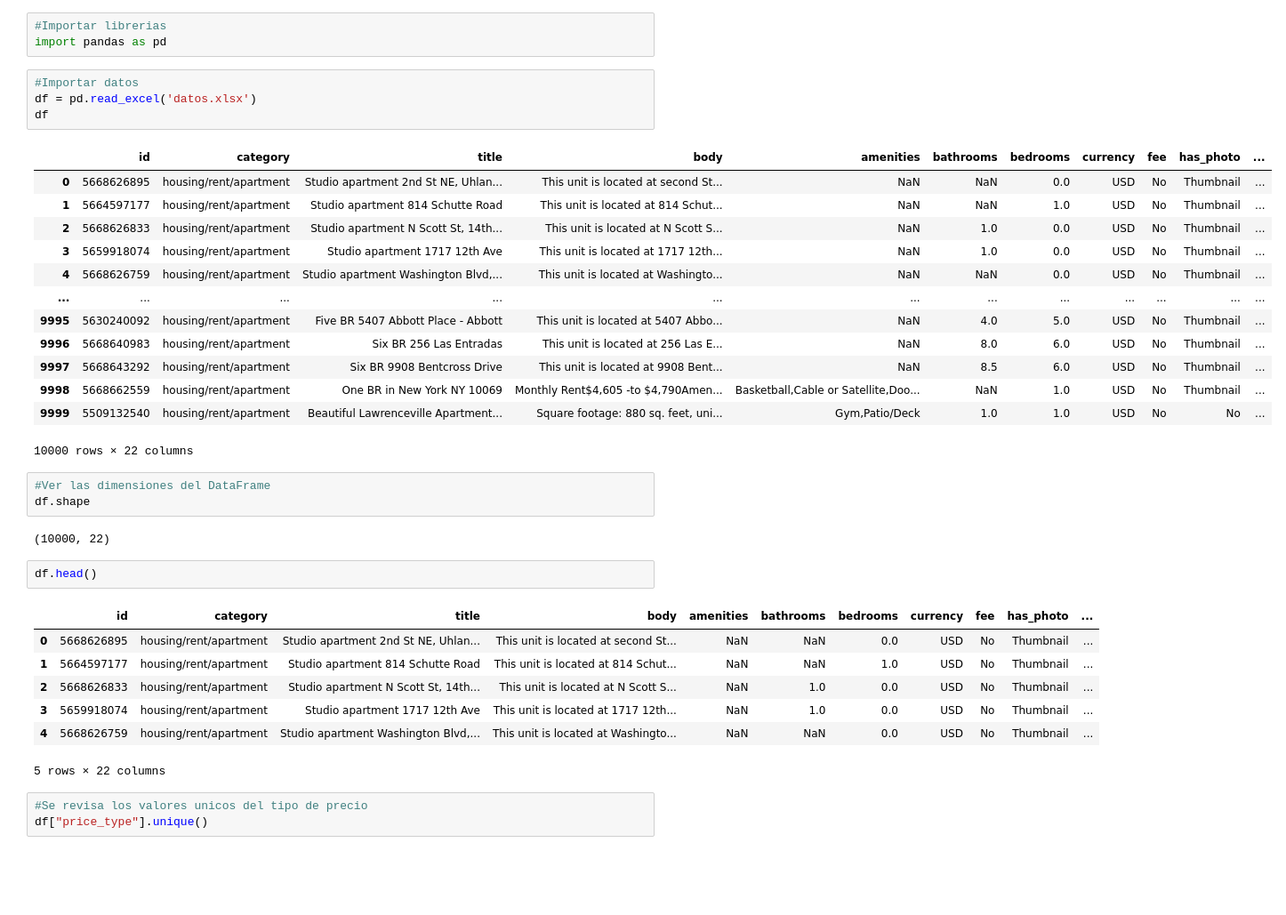
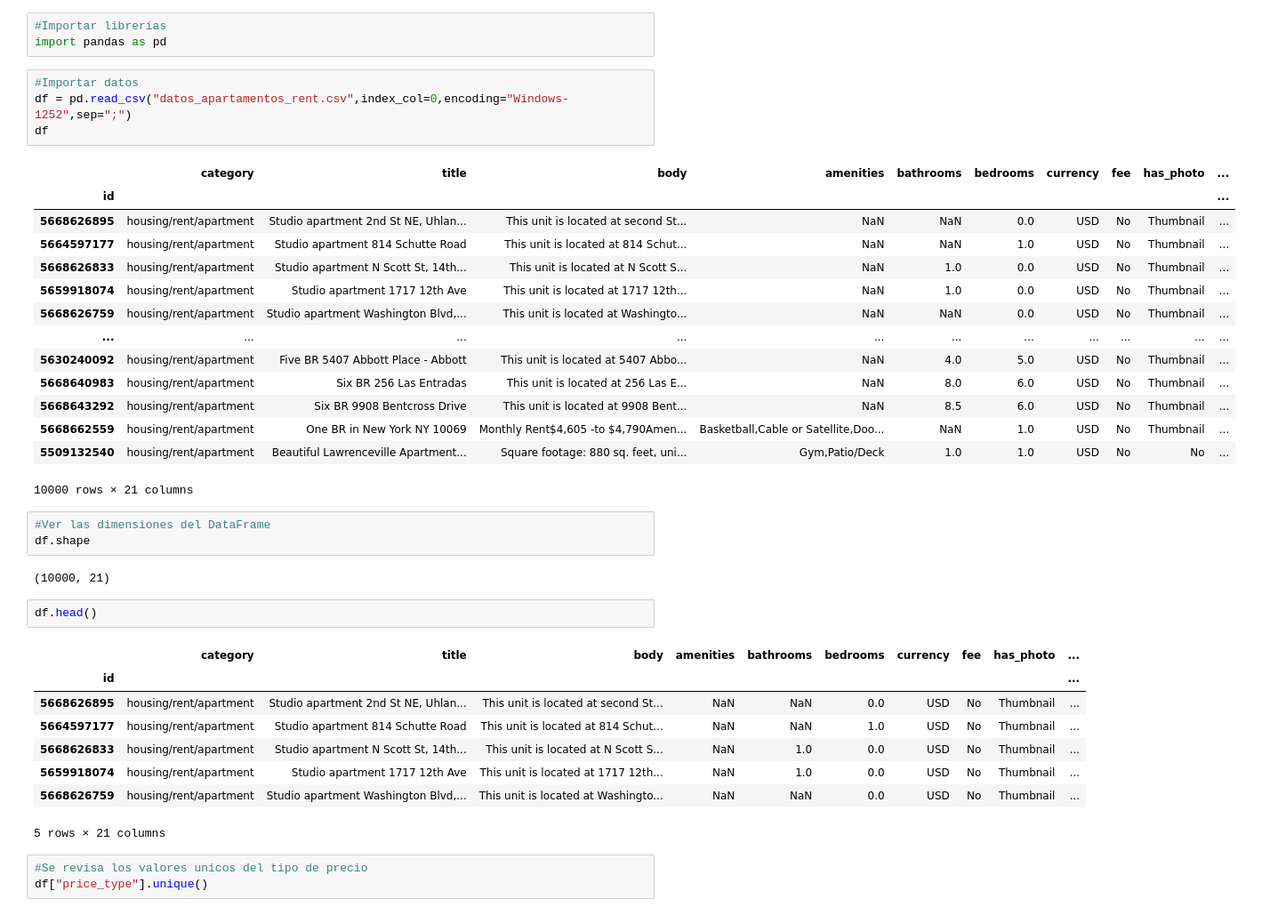
Before and after one commit to andresjulianbolivar/Proyecto1, a Jupyter notebook: Tarea 3/Preparacion_Datos.ipynb, the cells around one changed output. Shown: that part at 89% size. Saved outputs shown, nothing was run; the diff lists cells and outputs as text; blank space fills up the shorter version.

```diff
--- a/Tarea 3/Preparacion_Datos.ipynb
+++ b/Tarea 3/Preparacion_Datos.ipynb
@@ -5,37 +5,39 @@
 import pandas as pd
 # %%
 #Importar datos
-df = pd.read_excel('datos.xlsx')
+df = pd.read_csv("datos_apartamentos_rent.csv",index_col=0,encoding="Windows-1252",sep=";")
 df
 # %% [output]
-|  | id | category | title | body | amenities | bathrooms | bedrooms | currency | fee | has_photo | ... |
-| 0 | 5668626895 | housing/rent/apartment | Studio apartment 2nd St NE, Uhlan... | This unit is located at second St... | NaN | NaN | 0.0 | USD | No | Thumbnail | ... |
-| 1 | 5664597177 | housing/rent/apartment | Studio apartment 814 Schutte Road | This unit is located at 814 Schut... | NaN | NaN | 1.0 | USD | No | Thumbnail | ... |
-| 2 | 5668626833 | housing/rent/apartment | Studio apartment N Scott St, 14th... | This unit is located at N Scott S... | NaN | 1.0 | 0.0 | USD | No | Thumbnail | ... |
-| 3 | 5659918074 | housing/rent/apartment | Studio apartment 1717 12th Ave | This unit is located at 1717 12th... | NaN | 1.0 | 0.0 | USD | No | Thumbnail | ... |
-| 4 | 5668626759 | housing/rent/apartment | Studio apartment Washington Blvd,... | This unit is located at Washingto... | NaN | NaN | 0.0 | USD | No | Thumbnail | ... |
-| ... | ... | ... | ... | ... | ... | ... | ... | ... | ... | ... | ... |
-| 9995 | 5630240092 | housing/rent/apartment | Five BR 5407 Abbott Place - Abbott | This unit is located at 5407 Abbo... | NaN | 4.0 | 5.0 | USD | No | Thumbnail | ... |
-| 9996 | 5668640983 | housing/rent/apartment | Six BR 256 Las Entradas | This unit is located at 256 Las E... | NaN | 8.0 | 6.0 | USD | No | Thumbnail | ... |
-| 9997 | 5668643292 | housing/rent/apartment | Six BR 9908 Bentcross Drive | This unit is located at 9908 Bent... | NaN | 8.5 | 6.0 | USD | No | Thumbnail | ... |
-| 9998 | 5668662559 | housing/rent/apartment | One BR in New York NY 10069 | Monthly Rent$4,605 -to $4,790Amen... | Basketball,Cable or Satellite,Doo... | NaN | 1.0 | USD | No | Thumbnail | ... |
-| 9999 | 5509132540 | housing/rent/apartment | Beautiful Lawrenceville Apartment... | Square footage: 880 sq. feet, uni... | Gym,Patio/Deck | 1.0 | 1.0 | USD | No | No | ... |
+|  | category | title | body | amenities | bathrooms | bedrooms | currency | fee | has_photo | ... |
+| id |  |  |  |  |  |  |  |  |  | ... |
+| 5668626895 | housing/rent/apartment | Studio apartment 2nd St NE, Uhlan... | This unit is located at second St... | NaN | NaN | 0.0 | USD | No | Thumbnail | ... |
+| 5664597177 | housing/rent/apartment | Studio apartment 814 Schutte Road | This unit is located at 814 Schut... | NaN | NaN | 1.0 | USD | No | Thumbnail | ... |
+| 5668626833 | housing/rent/apartment | Studio apartment N Scott St, 14th... | This unit is located at N Scott S... | NaN | 1.0 | 0.0 | USD | No | Thumbnail | ... |
+| 5659918074 | housing/rent/apartment | Studio apartment 1717 12th Ave | This unit is located at 1717 12th... | NaN | 1.0 | 0.0 | USD | No | Thumbnail | ... |
+| 5668626759 | housing/rent/apartment | Studio apartment Washington Blvd,... | This unit is located at Washingto... | NaN | NaN | 0.0 | USD | No | Thumbnail | ... |
+| ... | ... | ... | ... | ... | ... | ... | ... | ... | ... | ... |
+| 5630240092 | housing/rent/apartment | Five BR 5407 Abbott Place - Abbott | This unit is located at 5407 Abbo... | NaN | 4.0 | 5.0 | USD | No | Thumbnail | ... |
+| 5668640983 | housing/rent/apartment | Six BR 256 Las Entradas | This unit is located at 256 Las E... | NaN | 8.0 | 6.0 | USD | No | Thumbnail | ... |
+| 5668643292 | housing/rent/apartment | Six BR 9908 Bentcross Drive | This unit is located at 9908 Bent... | NaN | 8.5 | 6.0 | USD | No | Thumbnail | ... |
+| 5668662559 | housing/rent/apartment | One BR in New York NY 10069 | Monthly Rent$4,605 -to $4,790Amen... | Basketball,Cable or Satellite,Doo... | NaN | 1.0 | USD | No | Thumbnail | ... |
+| 5509132540 | housing/rent/apartment | Beautiful Lawrenceville Apartment... | Square footage: 880 sq. feet, uni... | Gym,Patio/Deck | 1.0 | 1.0 | USD | No | No | ... |
-10000 rows × 22 columns
+10000 rows × 21 columns
 # %%
 #Ver las dimensiones del DataFrame
 df.shape
 # %% [output]
-(10000, 22)
+(10000, 21)
 # %%
 df.head()
 # %% [output]
-|  | id | category | title | body | amenities | bathrooms | bedrooms | currency | fee | has_photo | ... |
-| 0 | 5668626895 | housing/rent/apartment | Studio apartment 2nd St NE, Uhlan... | This unit is located at second St... | NaN | NaN | 0.0 | USD | No | Thumbnail | ... |
-| 1 | 5664597177 | housing/rent/apartment | Studio apartment 814 Schutte Road | This unit is located at 814 Schut... | NaN | NaN | 1.0 | USD | No | Thumbnail | ... |
-| 2 | 5668626833 | housing/rent/apartment | Studio apartment N Scott St, 14th... | This unit is located at N Scott S... | NaN | 1.0 | 0.0 | USD | No | Thumbnail | ... |
-| 3 | 5659918074 | housing/rent/apartment | Studio apartment 1717 12th Ave | This unit is located at 1717 12th... | NaN | 1.0 | 0.0 | USD | No | Thumbnail | ... |
-| 4 | 5668626759 | housing/rent/apartment | Studio apartment Washington Blvd,... | This unit is located at Washingto... | NaN | NaN | 0.0 | USD | No | Thumbnail | ... |
+|  | category | title | body | amenities | bathrooms | bedrooms | currency | fee | has_photo | ... |
+| id |  |  |  |  |  |  |  |  |  | ... |
+| 5668626895 | housing/rent/apartment | Studio apartment 2nd St NE, Uhlan... | This unit is located at second St... | NaN | NaN | 0.0 | USD | No | Thumbnail | ... |
+| 5664597177 | housing/rent/apartment | Studio apartment 814 Schutte Road | This unit is located at 814 Schut... | NaN | NaN | 1.0 | USD | No | Thumbnail | ... |
+| 5668626833 | housing/rent/apartment | Studio apartment N Scott St, 14th... | This unit is located at N Scott S... | NaN | 1.0 | 0.0 | USD | No | Thumbnail | ... |
+| 5659918074 | housing/rent/apartment | Studio apartment 1717 12th Ave | This unit is located at 1717 12th... | NaN | 1.0 | 0.0 | USD | No | Thumbnail | ... |
+| 5668626759 | housing/rent/apartment | Studio apartment Washington Blvd,... | This unit is located at Washingto... | NaN | NaN | 0.0 | USD | No | Thumbnail | ... |
-5 rows × 22 columns
+5 rows × 21 columns
 # %%
 #Se revisa los valores unicos del tipo de precio
 df["price_type"].unique()
```
Also changed, not shown: parts of 6 cells of this notebook, 4 other files.
